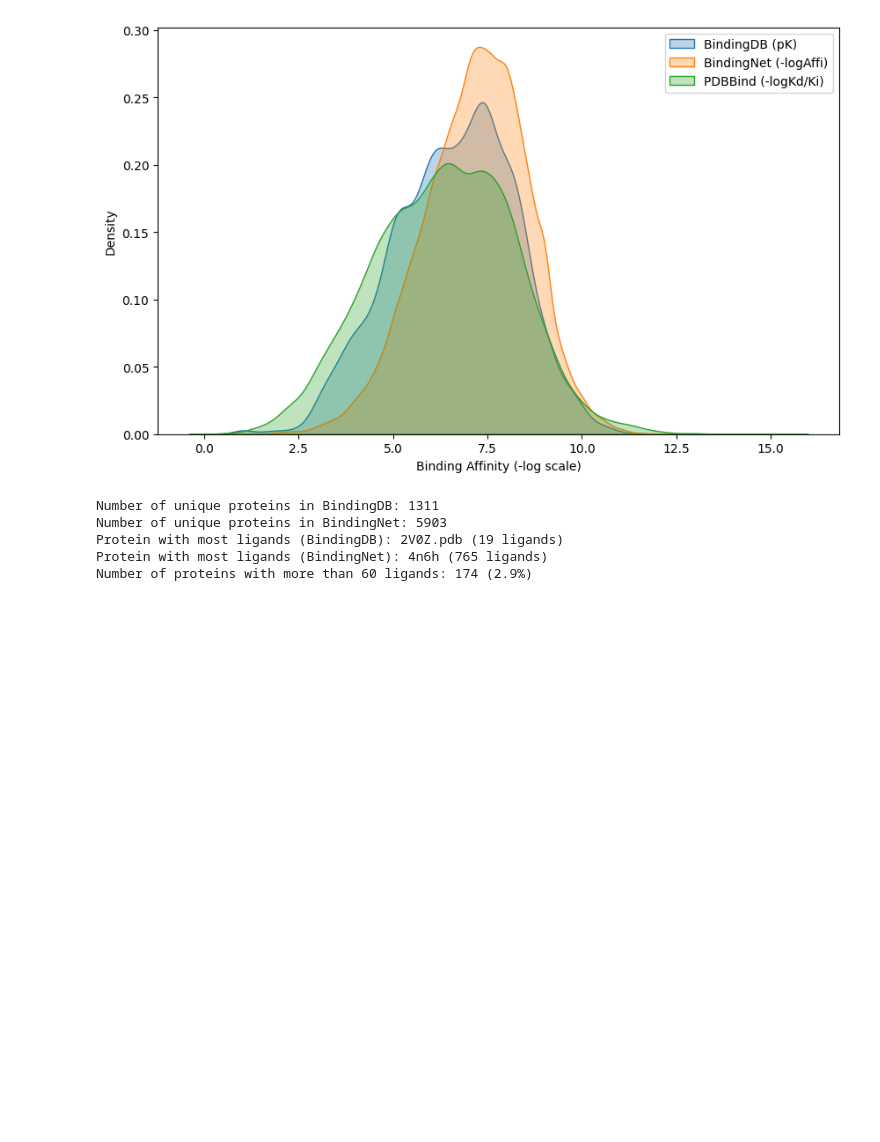
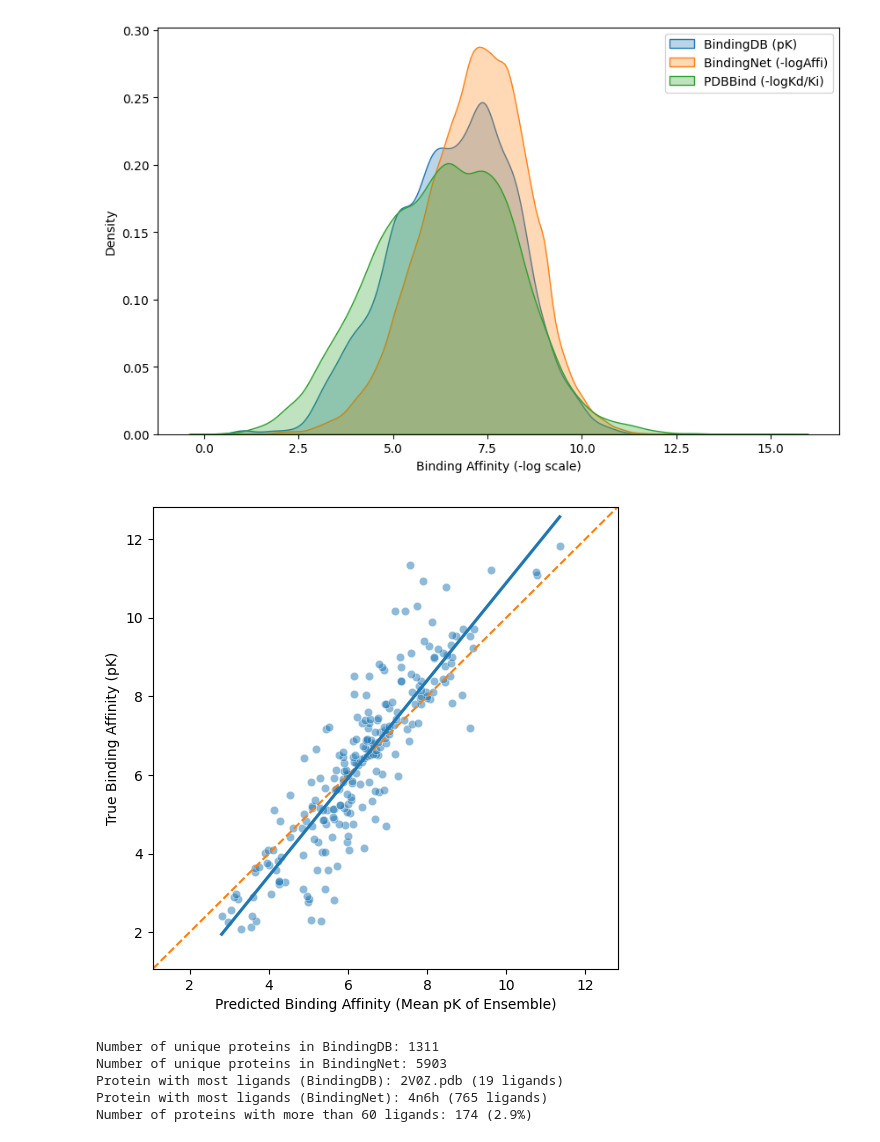
Before and after one commit to NilsDunlop/DAT675-Project, a Jupyter notebook: data_visualisations.ipynb, the cells around one changed output. Drawn from its saved outputs; the diff is of its cells as text; code cells hidden in the pictures; blank space fills up the shorter version.

Commit message:
correlation plot added

```diff
--- a/data_visualisations.ipynb
+++ b/data_visualisations.ipynb
@@ -46,6 +46,27 @@ plt.legend()
 plt.show()
 # %% [output]
 [figure]
+# %%
+# ------------ RESULTS -------------
+
+result_file = 'output/predictions/example_predictions.csv'
+
+result_df = pd.read_csv(result_file)
+
+all_min = min(result_df['preds'].min(), result_df['pK'].min()) - 1
+all_max = max(result_df['preds'].max(), result_df['pK'].max()) + 1
+
+plt.figure(figsize=(6, 6))
+plt.plot([all_min, all_max], [all_min, all_max], '--', color='C1')
+sns.scatterplot(x=result_df['preds'], y=result_df['pK'], alpha=0.5)
+sns.regplot(x=result_df['preds'], y=result_df['pK'], scatter=False, ci=None)
+plt.xlim(all_min, all_max)
+plt.ylim(all_min, all_max)
+plt.xlabel('Predicted Binding Affinity (Mean pK of Ensemble)')
+plt.ylabel('True Binding Affinity (pK)')
+plt.show()
+# %% [output]
+[figure, added]
 # %%
 # unique proteins
 print(f"Number of unique proteins in BindingDB: {df_bindingdb[protein_bindingdb].nunique()}")
```
